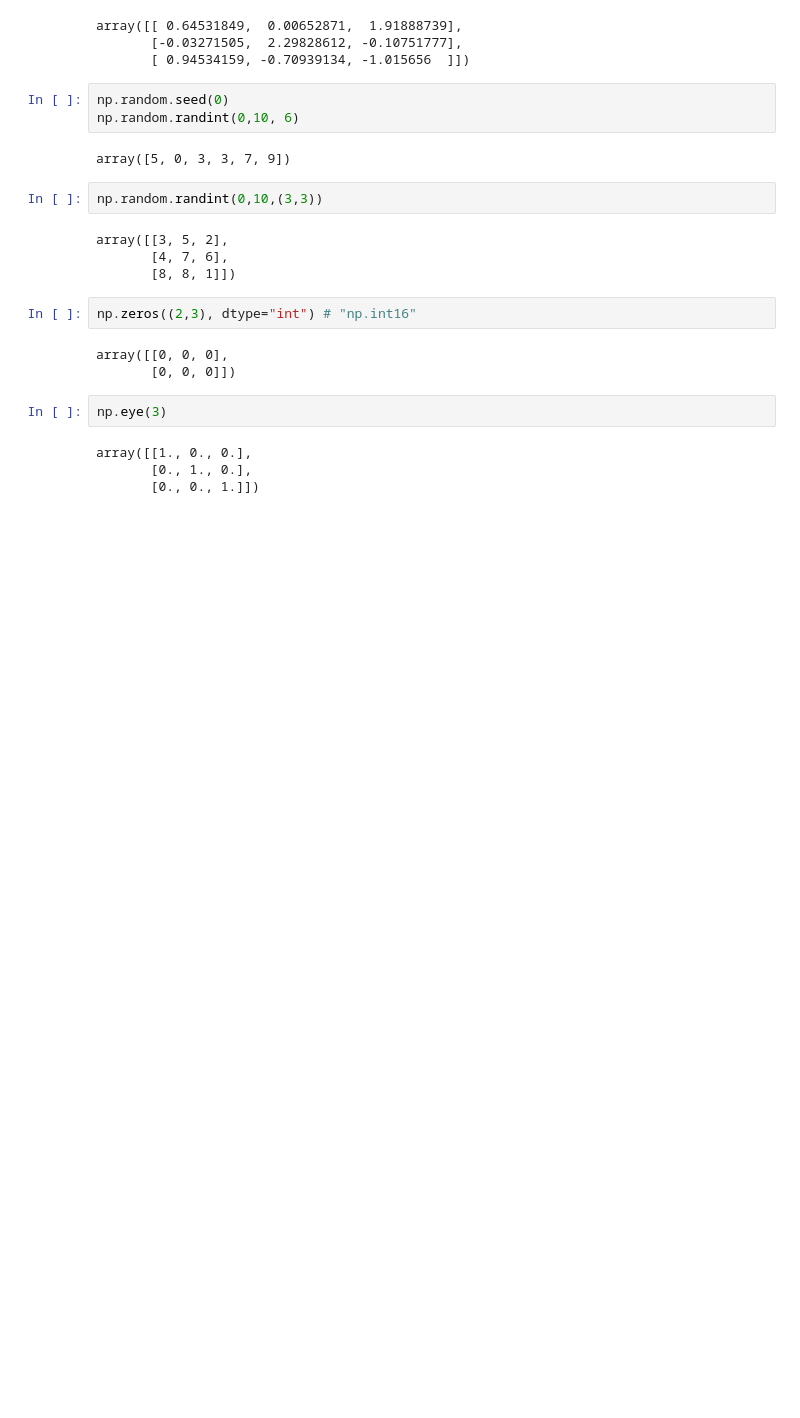
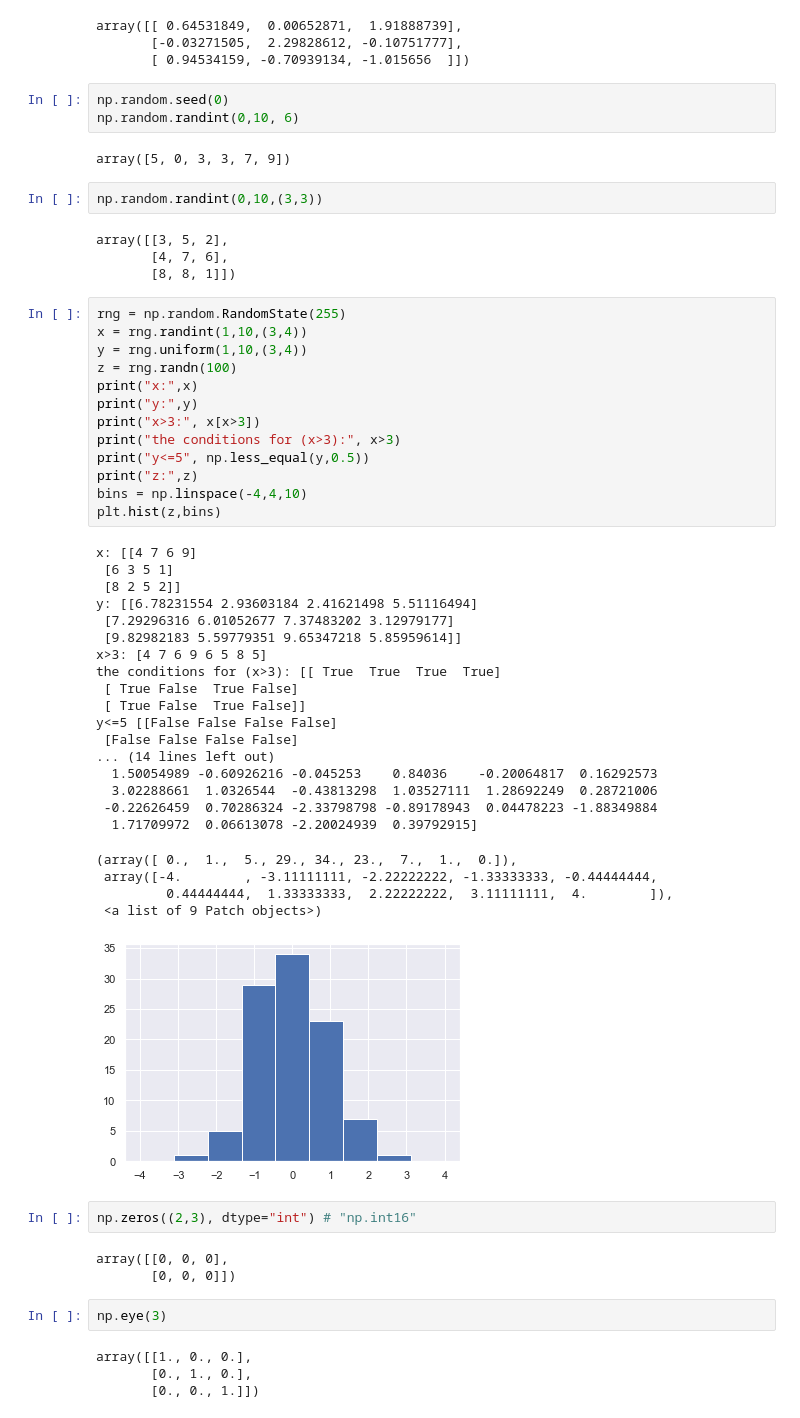
Before and after one commit to lindholmen/DataScienceLearningTutorial, a Jupyter notebook: notebooks/numpy_practice_notebook_version.ipynb, the cells around one changed output. Cells and saved outputs as stored; diff of their text form; blank space fills up the shorter version.

```diff
--- a/notebooks/numpy_practice_notebook_version.ipynb
+++ b/notebooks/numpy_practice_notebook_version.ipynb
@@ -52,6 +52,42 @@ np.random.randint(0,10,(3,3))
 array([[3, 5, 2],
        [4, 7, 6],
        [8, 8, 1]])
+# %%
+rng = np.random.RandomState(255)
+x = rng.randint(1,10,(3,4))
+y = rng.uniform(1,10,(3,4))
+z = rng.randn(100)
+print("x:",x)
+print("y:",y)
+print("x>3:", x[x>3])
+print("the conditions for (x>3):", x>3)
+print("y<=5", np.less_equal(y,0.5))
+print("z:",z)
+bins = np.linspace(-4,4,10)
+plt.hist(z,bins)
+# %% [output]
+x: [[4 7 6 9]
+ [6 3 5 1]
+ [8 2 5 2]]
+y: [[6.78231554 2.93603184 2.41621498 5.51116494]
+ [7.29296316 6.01052677 7.37483202 3.12979177]
+ [9.82982183 5.59779351 9.65347218 5.85959614]]
+x>3: [4 7 6 9 6 5 8 5]
+the conditions for (x>3): [[ True  True  True  True]
+ [ True False  True False]
+ [ True False  True False]]
+y<=5 [[False False False False]
+ [False False False False]
+... (14 lines left out)
+  1.50054989 -0.60926216 -0.045253    0.84036    -0.20064817  0.16292573
+  3.02288661  1.0326544  -0.43813298  1.03527111  1.28692249  0.28721006
+ -0.22626459  0.70286324 -2.33798798 -0.89178943  0.04478223 -1.88349884
+  1.71709972  0.06613078 -2.20024939  0.39792915]
+(array([ 0.,  1.,  5., 29., 34., 23.,  7.,  1.,  0.]),
+ array([-4.        , -3.11111111, -2.22222222, -1.33333333, -0.44444444,
+         0.44444444,  1.33333333,  2.22222222,  3.11111111,  4.        ]),
+ <a list of 9 Patch objects>)
+[figure, added]
 # %%
 np.zeros((2,3), dtype="int") # "np.int16"
 # %% [output]
```
Also changed, not shown: parts of 60 cells of this notebook.
